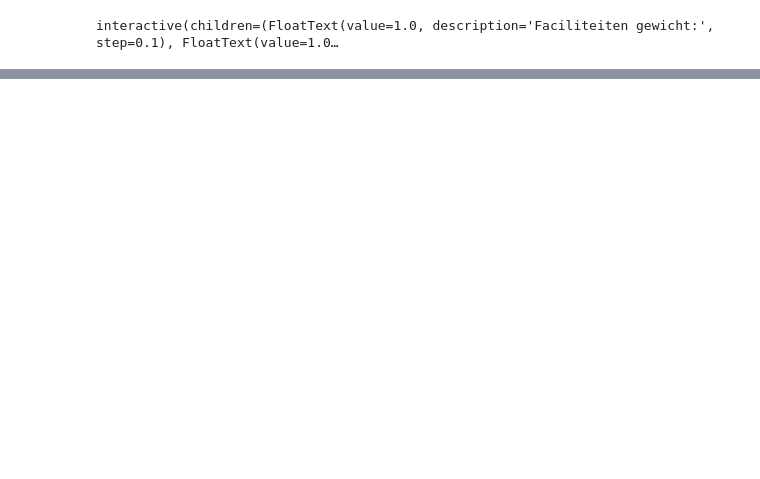
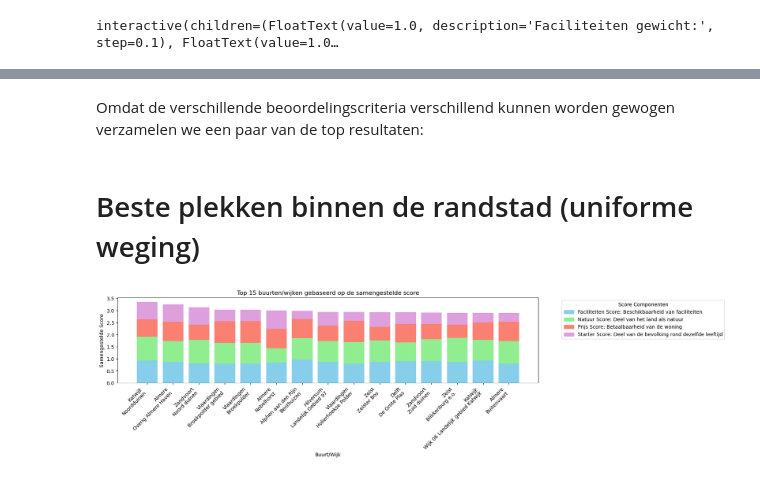
Before and after one commit to Verrem98/bob_constructions_casus, a Jupyter notebook: analysis.ipynb, the cells around one changed output, grey strips where cells are left out. Saved outputs shown, nothing was run; the diff lists cells and outputs as text; code cells hidden in the pictures; blank space fills up the shorter version.

```diff
--- a/analysis.ipynb
+++ b/analysis.ipynb
@@ -278,4 +280,4 @@ Helaas is er alleen maar de categorie 25-45 jaar om onze starters te representer
 # %%
 df_merged['starter_score'] = df_merged['k_25Tot45Jaar_10'] / df_merged['AantalInwoners_5']
 scaler = MinMaxScaler()
-df_merged['starter_score'] = 1 - scaler.fit_transform(df_merged[['starter_score']])
+df_merged['starter_score'] = scaler.fit_transform(df_merged[['starter_score']])
@@ -415,0 +371,8 @@ df_merged.sort_values('BouwgrondOpp', ascending = False)
+# %% [markdown]
+Omdat de verschillende beoordelingscriteria verschillend kunnen worden gewogen verzamelen we een paar van de top resultaten:
+# %% [markdown]
+# Beste plekken binnen de randstad (uniforme weging)
+# %%
+bar_plot(facility_weight = 1, nature_weight = 1, price_weight = 1, starter_weight = 1, df = df_merged, n = 15, only_randstad = True)
+# %% [output]
+[figure, added]
```
Also changed, not shown: parts of 37 cells of this notebook.
